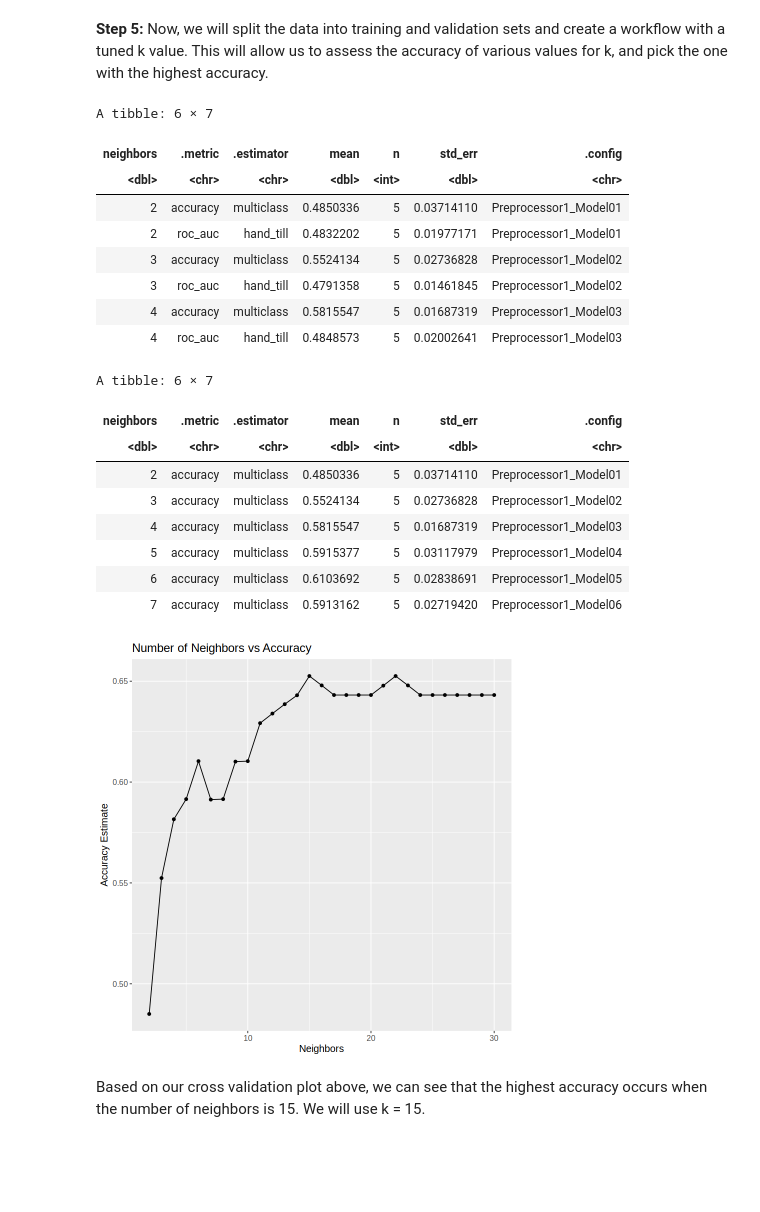
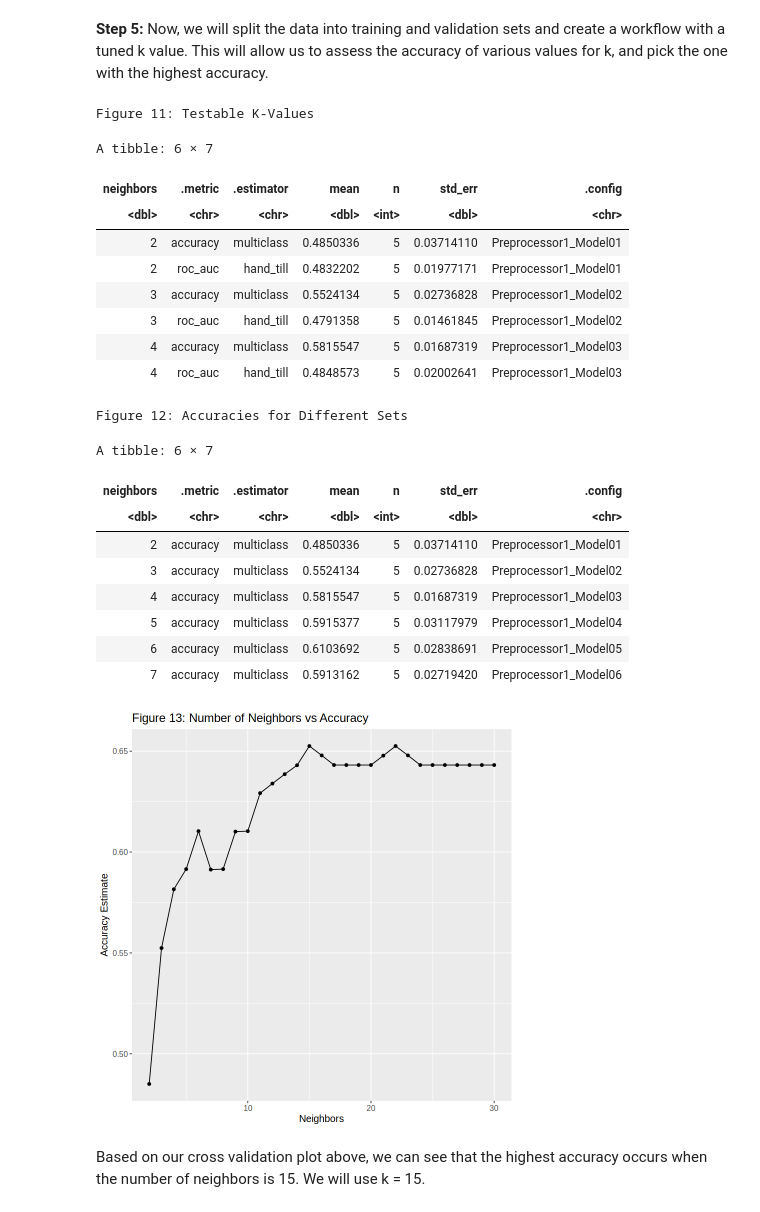
Before and after one commit to rhe9598/dsci_group_project, a Jupyter notebook: DcorneaReport.ipynb, the cells around one changed output. Drawn from its saved outputs; the diff is of its cells as text; code cells hidden in the pictures; blank space fills up the shorter version.

```diff
--- a/DcorneaReport.ipynb
+++ b/DcorneaReport.ipynb
@@ -281,6 +297,8 @@ By setting skip = FALSE in the step_upsample function, there are data points tha
 set.seed(9999)
 #split data into training and validation sets
 vfold <- vfold_cv(training_data, v = 5, strata = rpclass)
+
+cat("Figure 11: Testable K-Values\n")
 
 #create a tibble that contains different values of k to test
 k_vals <- tibble(neighbors = seq(from = 2, to = 30, by = 1))
@@ -293,39 +311,43 @@ knn_results <- workflow() |>
   collect_metrics()
 head(knn_results)
 
+cat("Figure 12: Accuracies for Different Sets\n")
+
 #filter for accuracy metrics
 accuracies <- knn_results |>
   filter(.metric == "accuracy")
 head(accuracies)
 
 #create a plot that shows the accuracy corresponding to each k value
 cross_val_plot <- ggplot(accuracies, aes(x = neighbors, y = mean)) +
   geom_point() +
   geom_line() +
   labs(x = "Neighbors", y = "Accuracy Estimate") +
   theme(text = element_text(size = 12)) +
-    ggtitle("Number of Neighbors vs Accuracy")
+    ggtitle("Figure 13: Number of Neighbors vs Accuracy")
 cross_val_plot
 # %% [output]
-A tibble: 6 × 7
+Figure 11: Testable K-Values
+A tibble: 6 × 7
 | neighbors | .metric | .estimator | mean | n | std_err | .config |
 | <dbl> | <chr> | <chr> | <dbl> | <int> | <dbl> | <chr> |
 | 2 | accuracy | multiclass | 0.4850336 | 5 | 0.03714110 | Preprocessor1_Model01 |
 | 2 | roc_auc | hand_till | 0.4832202 | 5 | 0.01977171 | Preprocessor1_Model01 |
 | 3 | accuracy | multiclass | 0.5524134 | 5 | 0.02736828 | Preprocessor1_Model02 |
 | 3 | roc_auc | hand_till | 0.4791358 | 5 | 0.01461845 | Preprocessor1_Model02 |
 | 4 | accuracy | multiclass | 0.5815547 | 5 | 0.01687319 | Preprocessor1_Model03 |
 | 4 | roc_auc | hand_till | 0.4848573 | 5 | 0.02002641 | Preprocessor1_Model03 |
-A tibble: 6 × 7
+Figure 12: Accuracies for Different Sets
+A tibble: 6 × 7
 | neighbors | .metric | .estimator | mean | n | std_err | .config |
 | <dbl> | <chr> | <chr> | <dbl> | <int> | <dbl> | <chr> |
 | 2 | accuracy | multiclass | 0.4850336 | 5 | 0.03714110 | Preprocessor1_Model01 |
 | 3 | accuracy | multiclass | 0.5524134 | 5 | 0.02736828 | Preprocessor1_Model02 |
 | 4 | accuracy | multiclass | 0.5815547 | 5 | 0.01687319 | Preprocessor1_Model03 |
 | 5 | accuracy | multiclass | 0.5915377 | 5 | 0.03117979 | Preprocessor1_Model04 |
 | 6 | accuracy | multiclass | 0.6103692 | 5 | 0.02838691 | Preprocessor1_Model05 |
 | 7 | accuracy | multiclass | 0.5913162 | 5 | 0.02719420 | Preprocessor1_Model06 |
-[figure, old version]
+[figure, new version]
 # %% [markdown]
 Based on our cross validation plot above, we can see that the highest accuracy occurs when the number of neighbors is 15. We will use k = 15.
 # %% [markdown]
```
Also changed, not shown: parts of 11 cells of this notebook.
